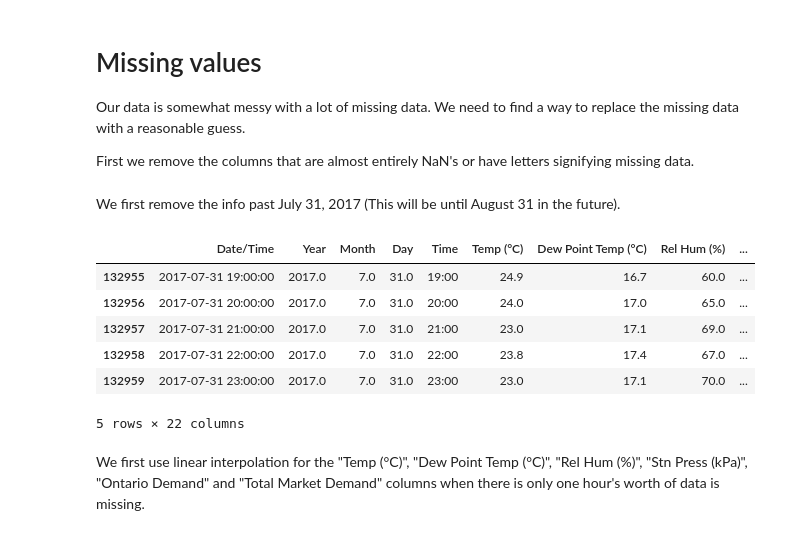
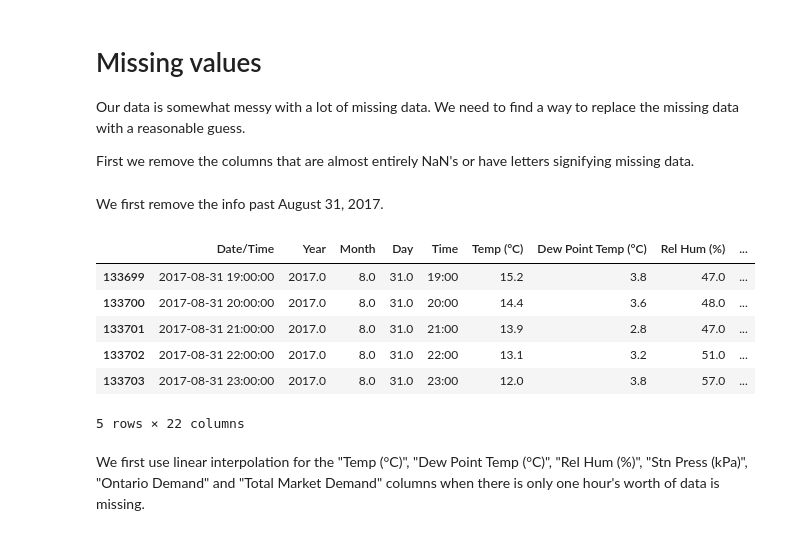
Before and after one commit to james-parks/Project2, a Jupyter notebook: CanadaEnergyUse.ipynb, the cells around one changed output. Saved outputs shown, nothing was run; the diff lists cells and outputs as text; code cells hidden in the pictures.

```diff
--- a/CanadaEnergyUse.ipynb
+++ b/CanadaEnergyUse.ipynb
@@ -365,17 +541,17 @@ missing_columns=["Data Quality","Temp Flag","Dew Point Temp Flag","Rel Hum Flag"
                  "Visibility Flag","Stn Press Flag","Hmdx Flag","Wind Chill Flag","Date","Hour"]
 df_sub=all_data.drop(missing_columns,axis=1)
 # %% [markdown]
-We first remove the info past July 31, 2017 (This will be until August 31 in the future).
+We first remove the info past August 31, 2017.
 # %%
-df_sub_noaug=df_sub[df_sub["Date/Time"]<"2017-08-01"]
-df_sub_noaug.sort_values(by="Date/Time").tail(5)
+df_sub_nosep=df_sub[df_sub["Date/Time"]<"2017-09-01"]
+df_sub_nosep.sort_values(by="Date/Time").tail(5)
 # %% [output]
 |  | Date/Time | Year | Month | Day | Time | Temp (°C) | Dew Point Temp (°C) | Rel Hum (%) | ... |
-| 132955 | 2017-07-31 19:00:00 | 2017.0 | 7.0 | 31.0 | 19:00 | 24.9 | 16.7 | 60.0 | ... |
-| 132956 | 2017-07-31 20:00:00 | 2017.0 | 7.0 | 31.0 | 20:00 | 24.0 | 17.0 | 65.0 | ... |
-| 132957 | 2017-07-31 21:00:00 | 2017.0 | 7.0 | 31.0 | 21:00 | 23.0 | 17.1 | 69.0 | ... |
-| 132958 | 2017-07-31 22:00:00 | 2017.0 | 7.0 | 31.0 | 22:00 | 23.8 | 17.4 | 67.0 | ... |
-| 132959 | 2017-07-31 23:00:00 | 2017.0 | 7.0 | 31.0 | 23:00 | 23.0 | 17.1 | 70.0 | ... |
+| 133699 | 2017-08-31 19:00:00 | 2017.0 | 8.0 | 31.0 | 19:00 | 15.2 | 3.8 | 47.0 | ... |
+| 133700 | 2017-08-31 20:00:00 | 2017.0 | 8.0 | 31.0 | 20:00 | 14.4 | 3.6 | 48.0 | ... |
+| 133701 | 2017-08-31 21:00:00 | 2017.0 | 8.0 | 31.0 | 21:00 | 13.9 | 2.8 | 47.0 | ... |
+| 133702 | 2017-08-31 22:00:00 | 2017.0 | 8.0 | 31.0 | 22:00 | 13.1 | 3.2 | 51.0 | ... |
+| 133703 | 2017-08-31 23:00:00 | 2017.0 | 8.0 | 31.0 | 23:00 | 12.0 | 3.8 | 57.0 | ... |
 5 rows × 22 columns
 # %% [markdown]
 We first use linear interpolation for the "Temp (°C)", "Dew Point Temp (°C)", "Rel Hum (%)", "Stn Press (kPa)", "Ontario Demand" and "Total Market Demand" columns when there is only one hour's worth of data is missing.
```
Also changed, not shown: parts of 101 cells of this notebook.
